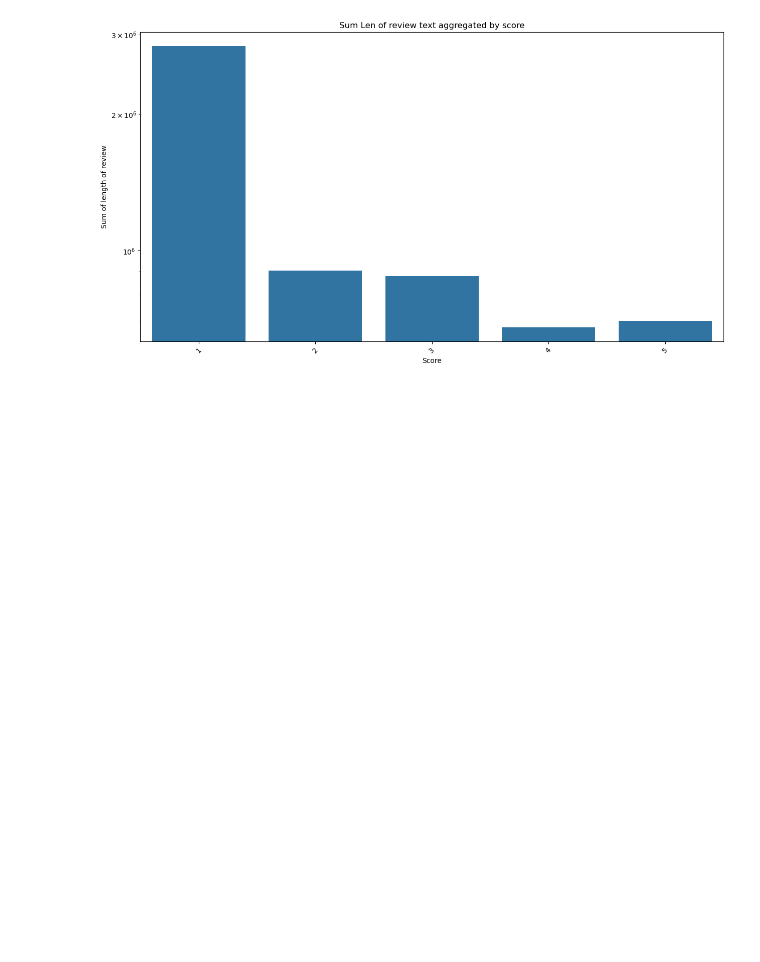
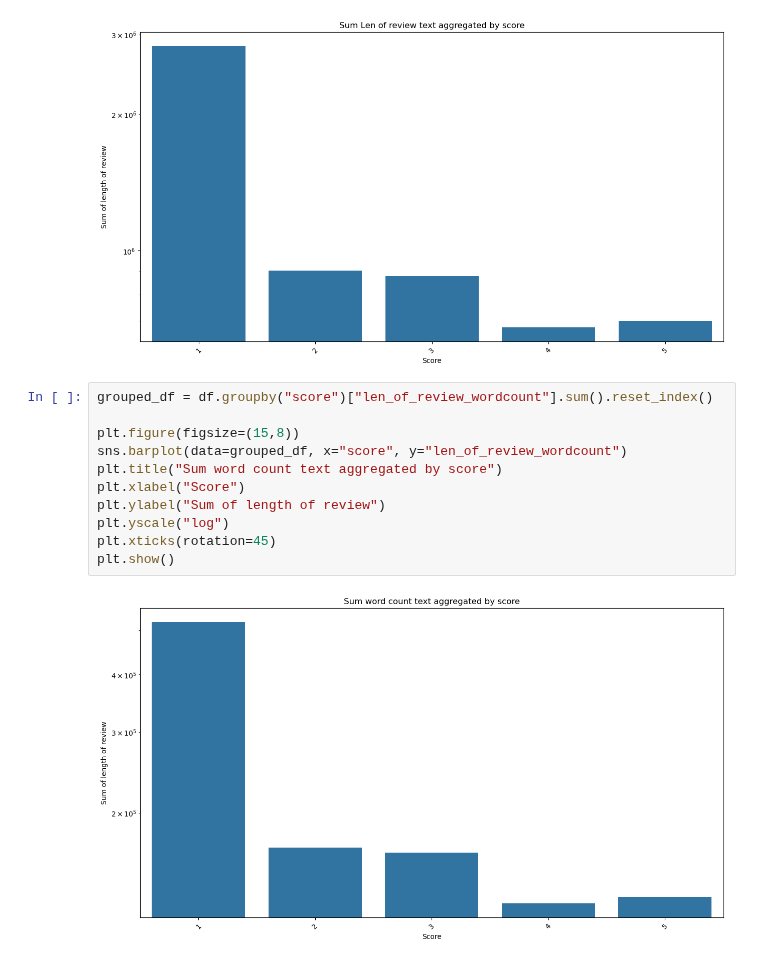
Before and after one commit to MaukanMir/Netflix-Sentiment-Analysis, a Jupyter notebook: training.ipynb, the cells around one changed output. Drawn from its saved outputs; the diff is of its cells as text; blank space fills up the shorter version.

```diff
--- a/training.ipynb
+++ b/training.ipynb
@@ -184,3 +184,16 @@ plt.xticks(rotation=45)
 plt.show()
 # %% [output]
 [figure]
+# %%
+grouped_df = df.groupby("score")["len_of_review_wordcount"].sum().reset_index()
+
+plt.figure(figsize=(15,8))
+sns.barplot(data=grouped_df, x="score", y="len_of_review_wordcount")
+plt.title("Sum word count text aggregated by score")
+plt.xlabel("Score")
+plt.ylabel("Sum of length of review")
+plt.yscale("log")
+plt.xticks(rotation=45)
+plt.show()
+# %% [output]
+[figure, added]
```
